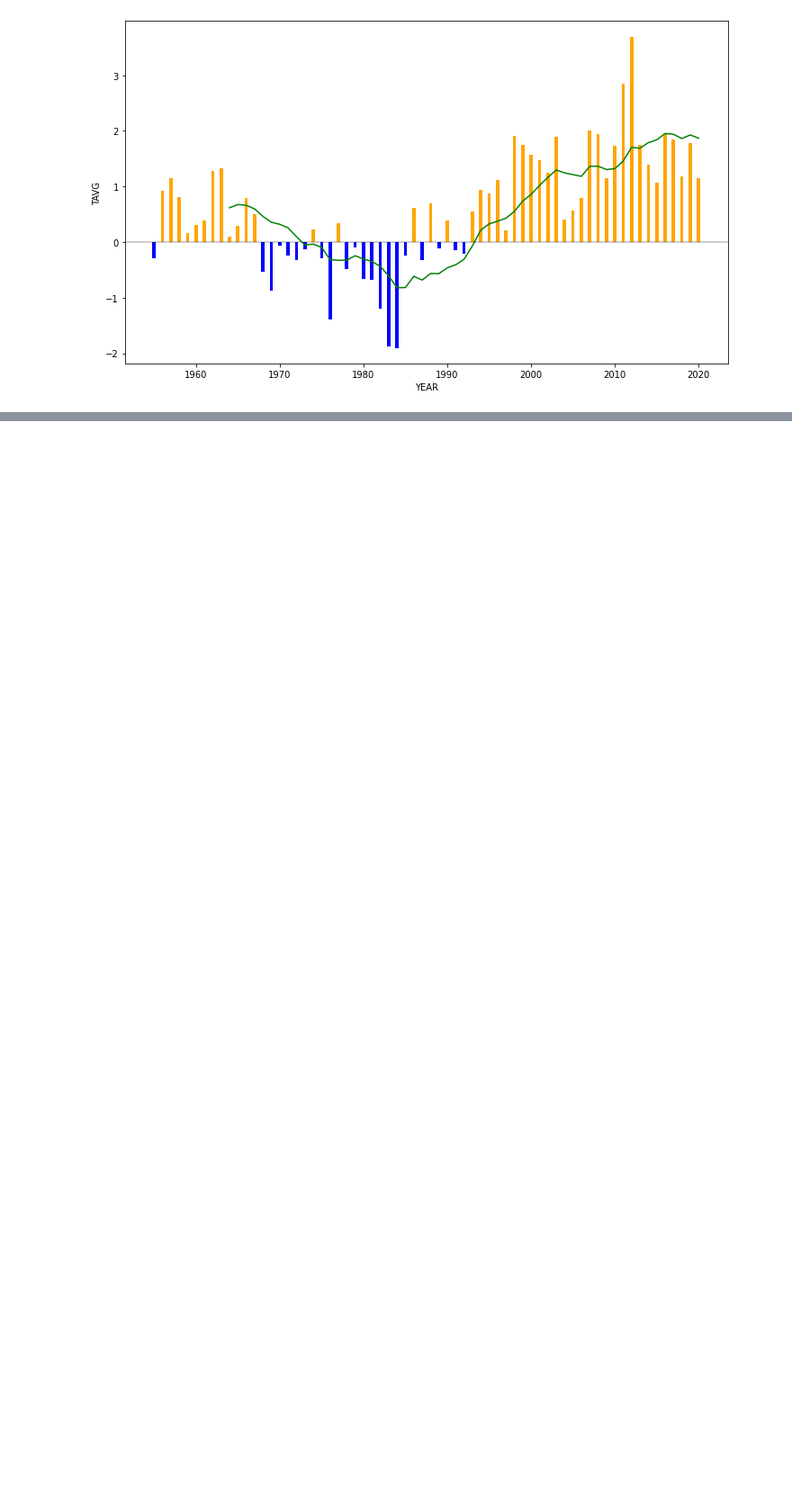
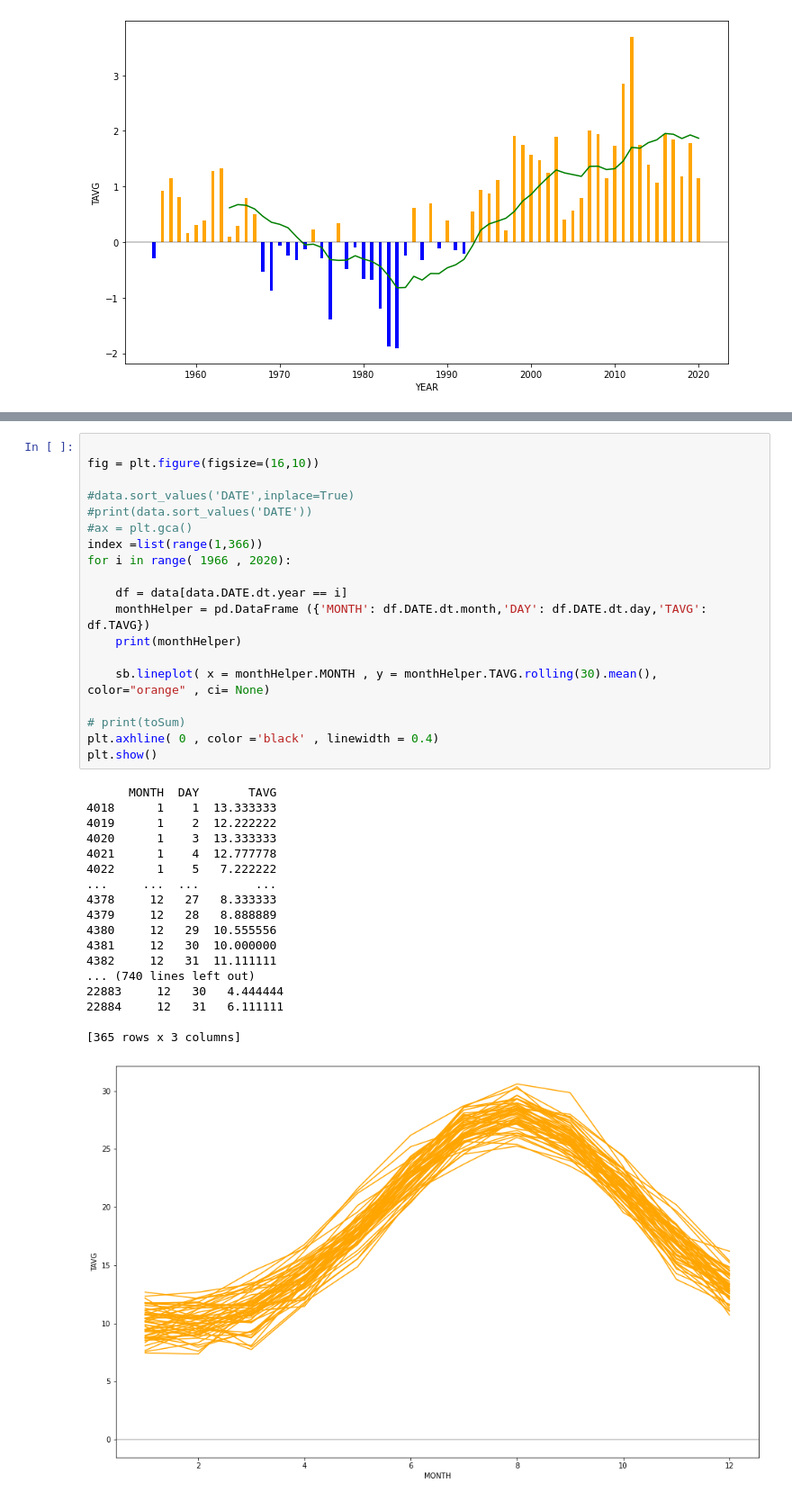
Before and after one commit to AlexDounakis/Applied-MachineLearning, a Jupyter notebook: notebook.ipynb, the cells around one changed output, grey strips where cells are left out. Shown: that part at 90% size. Cells and saved outputs as stored; diff of their text form; blank space fills up the shorter version.

```diff
--- a/notebook.ipynb
+++ b/notebook.ipynb
@@ -198,0 +201,38 @@ plt.show()
+# %%
+
+fig = plt.figure(figsize=(16,10))
+
+#data.sort_values('DATE',inplace=True)
+#print(data.sort_values('DATE'))
+#ax = plt.gca()
+index =list(range(1,366))
+for i in range( 1966 , 2020):
+
+    df = data[data.DATE.dt.year == i]
+    monthHelper = pd.DataFrame ({'MONTH': df.DATE.dt.month,'DAY': df.DATE.dt.day,'TAVG': df.TAVG})
+    print(monthHelper)
+
+    sb.lineplot( x = monthHelper.MONTH , y = monthHelper.TAVG.rolling(30).mean(), color="orange" , ci= None)
+
+# print(toSum)
+plt.axhline( 0 , color ='black' , linewidth = 0.4)
+plt.show()
+# %% [output]
+      MONTH  DAY       TAVG
+4018      1    1  13.333333
+4019      1    2  12.222222
+4020      1    3  13.333333
+4021      1    4  12.777778
+4022      1    5   7.222222
+...     ...  ...        ...
+4378     12   27   8.333333
+4379     12   28   8.888889
+4380     12   29  10.555556
+4381     12   30  10.000000
+4382     12   31  11.111111
+... (740 lines left out)
+22883     12   30   4.444444
+22884     12   31   6.111111
+
+[365 rows x 3 columns]
+[figure, added]
```
Also changed, not shown: parts of 1 cell of this notebook.
